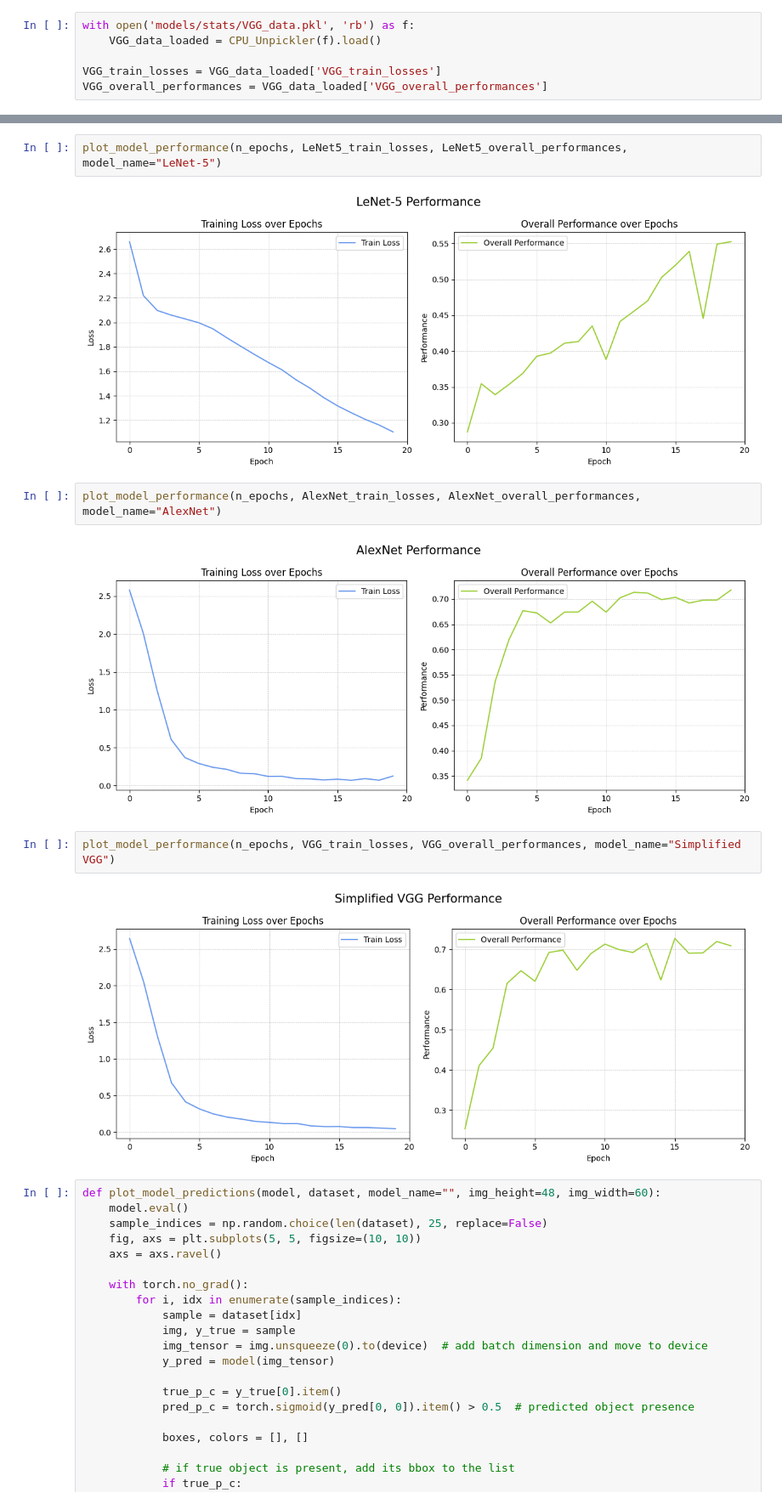
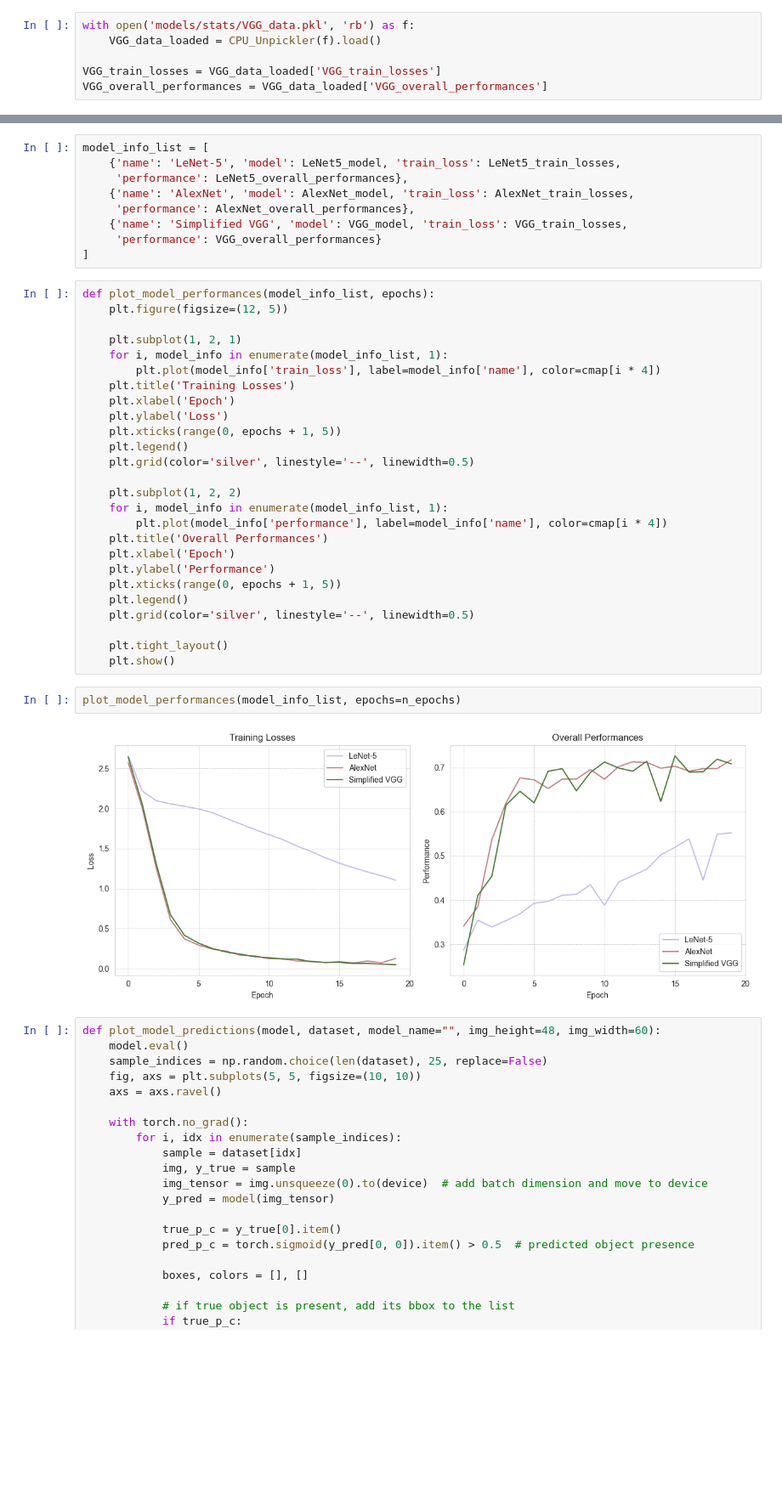
Before and after one commit to kuimetra/deep_learning, a Jupyter notebook: Project 2/main.ipynb, the cells around one changed output, grey strips where cells are left out. Shown at 85% size. Cells and saved outputs as stored; diff of their text form; blank space fills up the shorter version.

```diff
--- a/Project 2/main.ipynb
+++ b/Project 2/main.ipynb
@@ -552,15 +534,42 @@ def plot_model_performance(epochs, train_losses, overall_performances, model_nam
-# %%
-plot_model_performance(n_epochs, LeNet5_train_losses, LeNet5_overall_performances, model_name="LeNet-5")
-# %% [output]
-[figure, removed]
-# %%
-plot_model_performance(n_epochs, AlexNet_train_losses, AlexNet_overall_performances, model_name="AlexNet")
-# %% [output]
-[figure, removed]
-# %%
-plot_model_performance(n_epochs, VGG_train_losses, VGG_overall_performances, model_name="Simplified VGG")
-# %% [output]
-[figure, removed]
+# %%
+model_info_list = [
+    {'name': 'LeNet-5', 'model': LeNet5_model, 'train_loss': LeNet5_train_losses,
+     'performance': LeNet5_overall_performances},
+    {'name': 'AlexNet', 'model': AlexNet_model, 'train_loss': AlexNet_train_losses,
+     'performance': AlexNet_overall_performances},
+    {'name': 'Simplified VGG', 'model': VGG_model, 'train_loss': VGG_train_losses,
+     'performance': VGG_overall_performances}
+]
+# %%
+def plot_model_performances(model_info_list, epochs):
+    plt.figure(figsize=(12, 5))
+
+    plt.subplot(1, 2, 1)
+    for i, model_info in enumerate(model_info_list, 1):
+        plt.plot(model_info['train_loss'], label=model_info['name'], color=cmap[i * 4])
+    plt.title('Training Losses')
+    plt.xlabel('Epoch')
+    plt.ylabel('Loss')
+    plt.xticks(range(0, epochs + 1, 5))
+    plt.legend()
+    plt.grid(color='silver', linestyle='--', linewidth=0.5)
+
+    plt.subplot(1, 2, 2)
+    for i, model_info in enumerate(model_info_list, 1):
+        plt.plot(model_info['performance'], label=model_info['name'], color=cmap[i * 4])
+    plt.title('Overall Performances')
+    plt.xlabel('Epoch')
+    plt.ylabel('Performance')
+    plt.xticks(range(0, epochs + 1, 5))
+    plt.legend()
+    plt.grid(color='silver', linestyle='--', linewidth=0.5)
+
+    plt.tight_layout()
+    plt.show()
+# %%
+plot_model_performances(model_info_list, epochs=n_epochs)
+# %% [output]
+[figure, added]
 # %%
 def plot_model_predictions(model, dataset, model_name="", img_height=48, img_width=60):
     model.eval()
```
Also changed, not shown: parts of 11 cells of this notebook.
